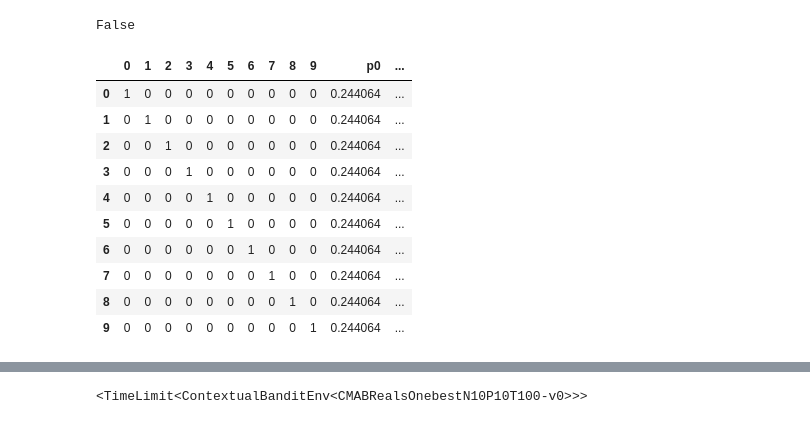
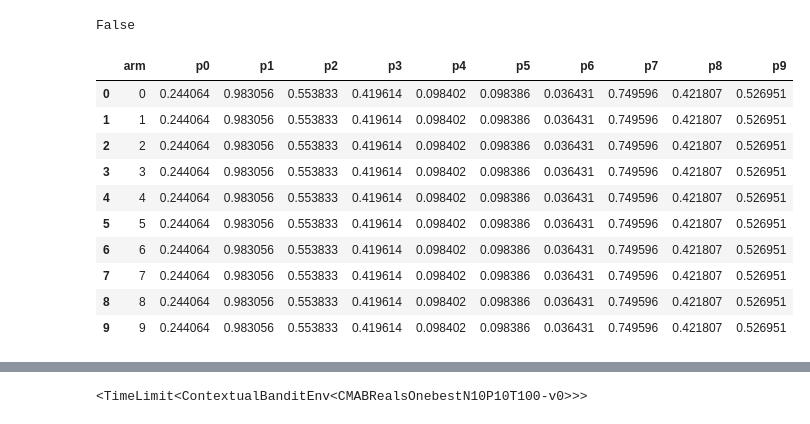
Before and after one commit to banditry/banditry, a Jupyter notebook: notebooks/environment-impl.ipynb, the cells around one changed output, grey strips where cells are left out. Cells and saved outputs as stored; diff of their text form; code cells hidden in the pictures.

```diff
--- a/notebooks/environment-impl.ipynb
+++ b/notebooks/environment-impl.ipynb
@@ -202,21 +202,24 @@ s = gym.spaces.Box(low=0, high=np.inf, shape=(10,), dtype=np.float)
 s.contains(np.array([10] * 11))
 # %% [output]
 False
-# %%
-dummies = pd.get_dummies(range(num_arms))
-for i in range(num_predictors):
-    dummies[f'p{i}'] = context[i]
-
-dummies
-# %% [output]
-|  | 0 | 1 | 2 | 3 | 4 | 5 | 6 | 7 | 8 | 9 | p0 | ... |
-| 0 | 1 | 0 | 0 | 0 | 0 | 0 | 0 | 0 | 0 | 0 | 0.244064 | ... |
-| 1 | 0 | 1 | 0 | 0 | 0 | 0 | 0 | 0 | 0 | 0 | 0.244064 | ... |
-| 2 | 0 | 0 | 1 | 0 | 0 | 0 | 0 | 0 | 0 | 0 | 0.244064 | ... |
-| 3 | 0 | 0 | 0 | 1 | 0 | 0 | 0 | 0 | 0 | 0 | 0.244064 | ... |
-| 4 | 0 | 0 | 0 | 0 | 1 | 0 | 0 | 0 | 0 | 0 | 0.244064 | ... |
-| 5 | 0 | 0 | 0 | 0 | 0 | 1 | 0 | 0 | 0 | 0 | 0.244064 | ... |
-| 6 | 0 | 0 | 0 | 0 | 0 | 0 | 1 | 0 | 0 | 0 | 0.244064 | ... |
-| 7 | 0 | 0 | 0 | 0 | 0 | 0 | 0 | 1 | 0 | 0 | 0.244064 | ... |
-| 8 | 0 | 0 | 0 | 0 | 0 | 0 | 0 | 0 | 1 | 0 | 0.244064 | ... |
-| 9 | 0 | 0 | 0 | 0 | 0 | 0 | 0 | 0 | 0 | 1 | 0.244064 | ... |
+# %%
+# For environment observation, we don't want to do any preprocessing,
+# so just include arm as a categorical feature.
+df = pd.Series(range(num_arms), dtype='category').to_frame('arm')
+context_colnames = [f'p{i}' for i in range(num_predictors)]
+for i in range(len(context)):
+    df[f'p{i}'] = context[i]
+
+df
+# %% [output]
+|  | arm | p0 | p1 | p2 | p3 | p4 | p5 | p6 | p7 | p8 | p9 |
+| 0 | 0 | 0.244064 | 0.983056 | 0.553833 | 0.419614 | 0.098402 | 0.098386 | 0.036431 | 0.749596 | 0.421807 | 0.526951 |
+| 1 | 1 | 0.244064 | 0.983056 | 0.553833 | 0.419614 | 0.098402 | 0.098386 | 0.036431 | 0.749596 | 0.421807 | 0.526951 |
+| 2 | 2 | 0.244064 | 0.983056 | 0.553833 | 0.419614 | 0.098402 | 0.098386 | 0.036431 | 0.749596 | 0.421807 | 0.526951 |
+| 3 | 3 | 0.244064 | 0.983056 | 0.553833 | 0.419614 | 0.098402 | 0.098386 | 0.036431 | 0.749596 | 0.421807 | 0.526951 |
+| 4 | 4 | 0.244064 | 0.983056 | 0.553833 | 0.419614 | 0.098402 | 0.098386 | 0.036431 | 0.749596 | 0.421807 | 0.526951 |
+| 5 | 5 | 0.244064 | 0.983056 | 0.553833 | 0.419614 | 0.098402 | 0.098386 | 0.036431 | 0.749596 | 0.421807 | 0.526951 |
+| 6 | 6 | 0.244064 | 0.983056 | 0.553833 | 0.419614 | 0.098402 | 0.098386 | 0.036431 | 0.749596 | 0.421807 | 0.526951 |
+| 7 | 7 | 0.244064 | 0.983056 | 0.553833 | 0.419614 | 0.098402 | 0.098386 | 0.036431 | 0.749596 | 0.421807 | 0.526951 |
+| 8 | 8 | 0.244064 | 0.983056 | 0.553833 | 0.419614 | 0.098402 | 0.098386 | 0.036431 | 0.749596 | 0.421807 | 0.526951 |
+| 9 | 9 | 0.244064 | 0.983056 | 0.553833 | 0.419614 | 0.098402 | 0.098386 | 0.036431 | 0.749596 | 0.421807 | 0.526951 |
```
Also changed, not shown: parts of 15 cells of this notebook, 2 other files.
